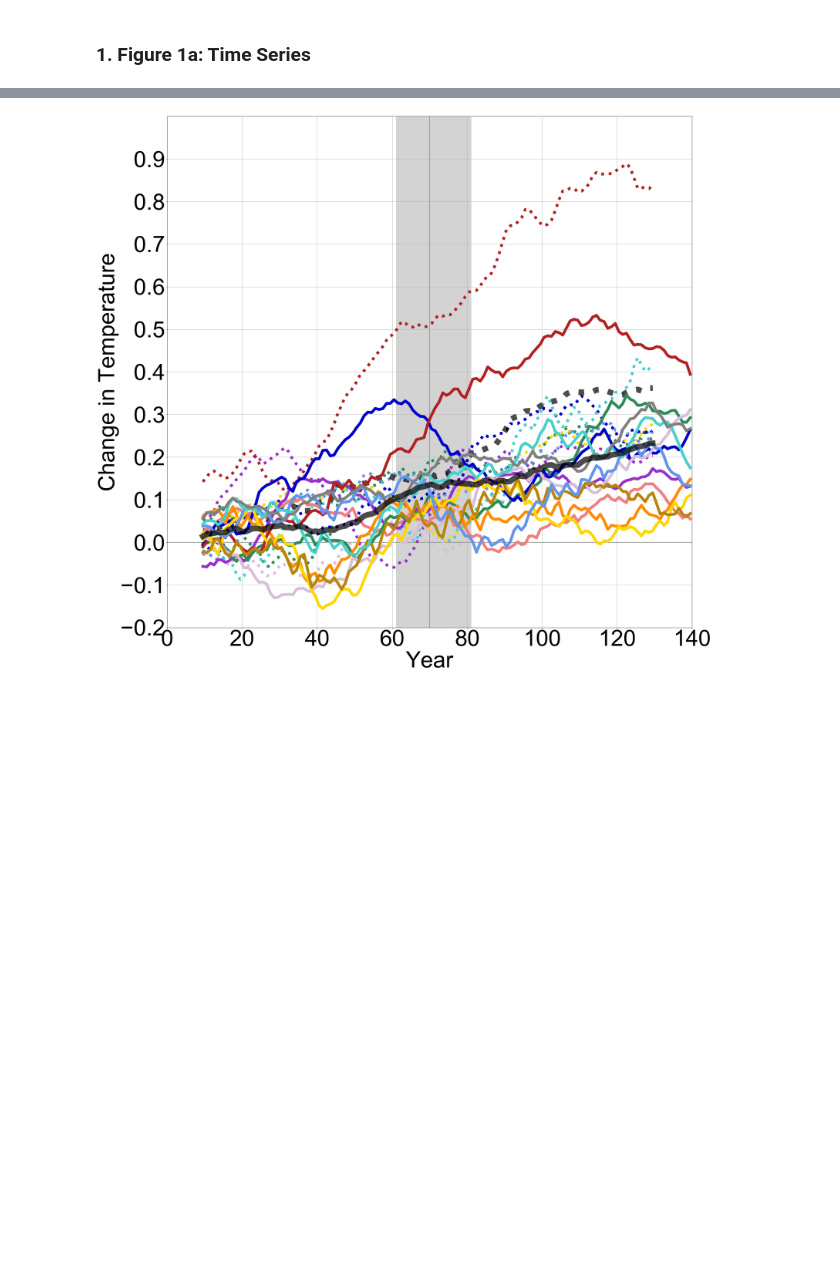
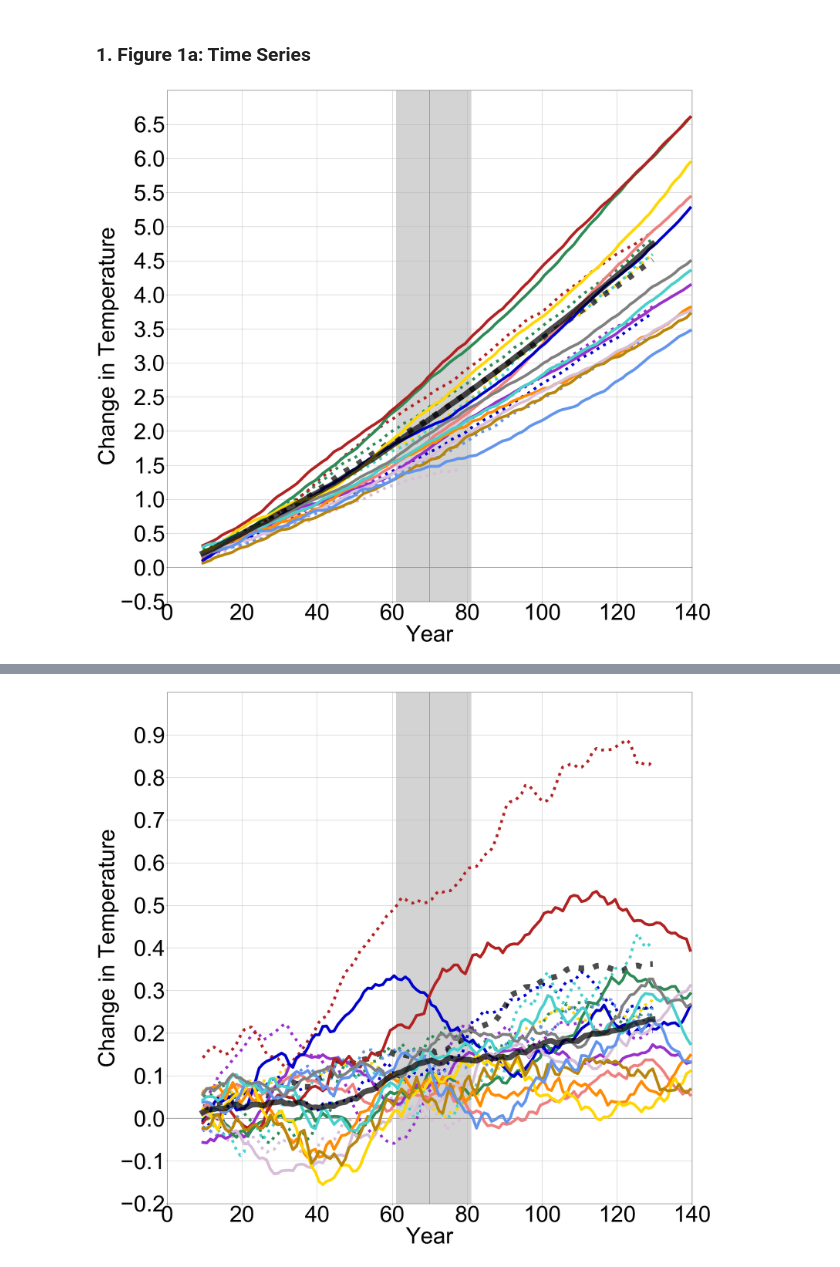
Before and after one commit to czarakas/plant_physiology_and_TCR, a Jupyter notebook: replicate_figures/Figure_1.ipynb, the cells around one changed output, grey strips where cells are left out. Saved outputs shown, nothing was run; the diff lists cells and outputs as text; code cells hidden in the pictures; blank space fills up the shorter version.

Commit message:
Updated figure formatting

```diff
--- a/replicate_figures/Figure_1.ipynb
+++ b/replicate_figures/Figure_1.ipynb
@@ -58,3 +58,18 @@ TCR_DICT = pickle.load(open(DIR_TCR_DICT+'TCR_dict.pickle', "rb"))
 ### 1. Figure 1a: Time Series
 # %%
 from plants_and_TCR.generate_figures import plot_climate_response_timeseries
+# %%
+TCR_TYPE='TOT'
+fig = plot_climate_response_timeseries.plot_climate_response_timeseries(averageType='global',
+                                                                        tcr_type=TCR_TYPE,
+                                                                        ylims=[-0.5,7.0],
+                                                                        plttitle='TempChange',
+                                                                        tcr_dict=TCR_DICT,
+                                                                        legend_on=False,
+                                                                        num_legend_cols=7,
+                                                                        dt=0.5,
+                                                                        fig_size=[30,30],
+                                                                        x_axis_CO2=False,
+                                                                        filepath=PATH_FIGURES+TCR_TYPE+'_TCR')#PATH_FIGURES+'Figure1a_TimeSeries_delta_T_phys')
+# %% [output]
+[figure, added]
```
Also changed, not shown: parts of 1 cell of this notebook, 4 other files.
